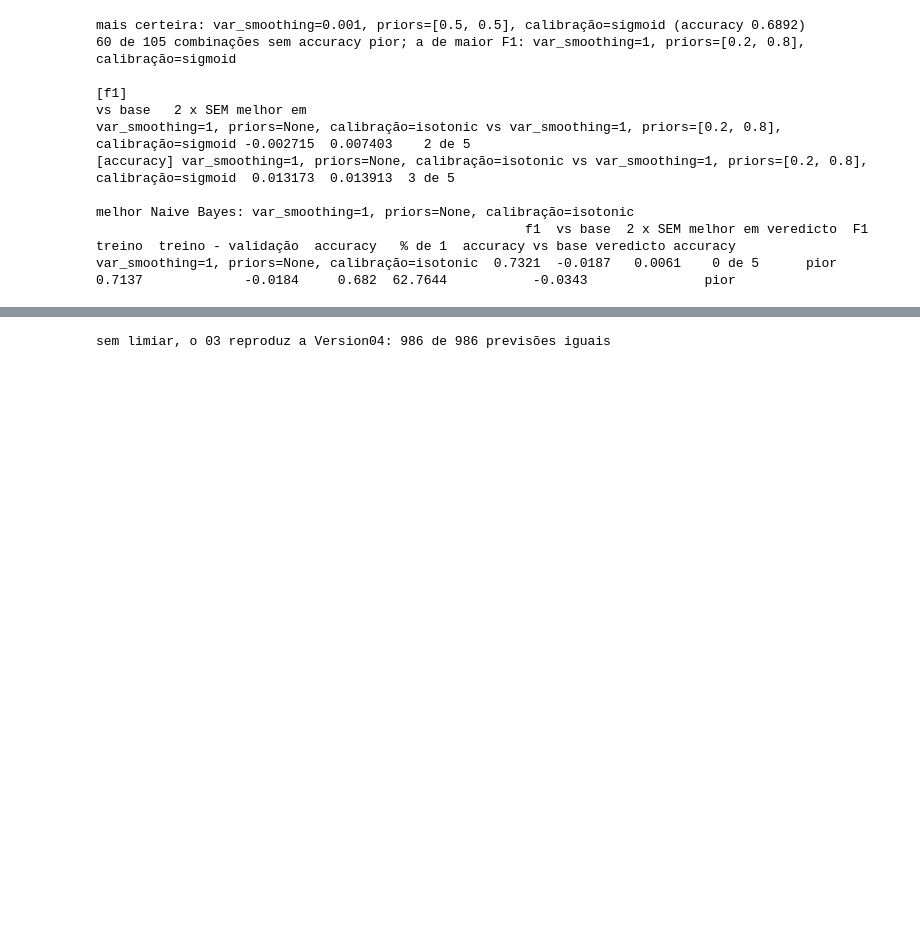
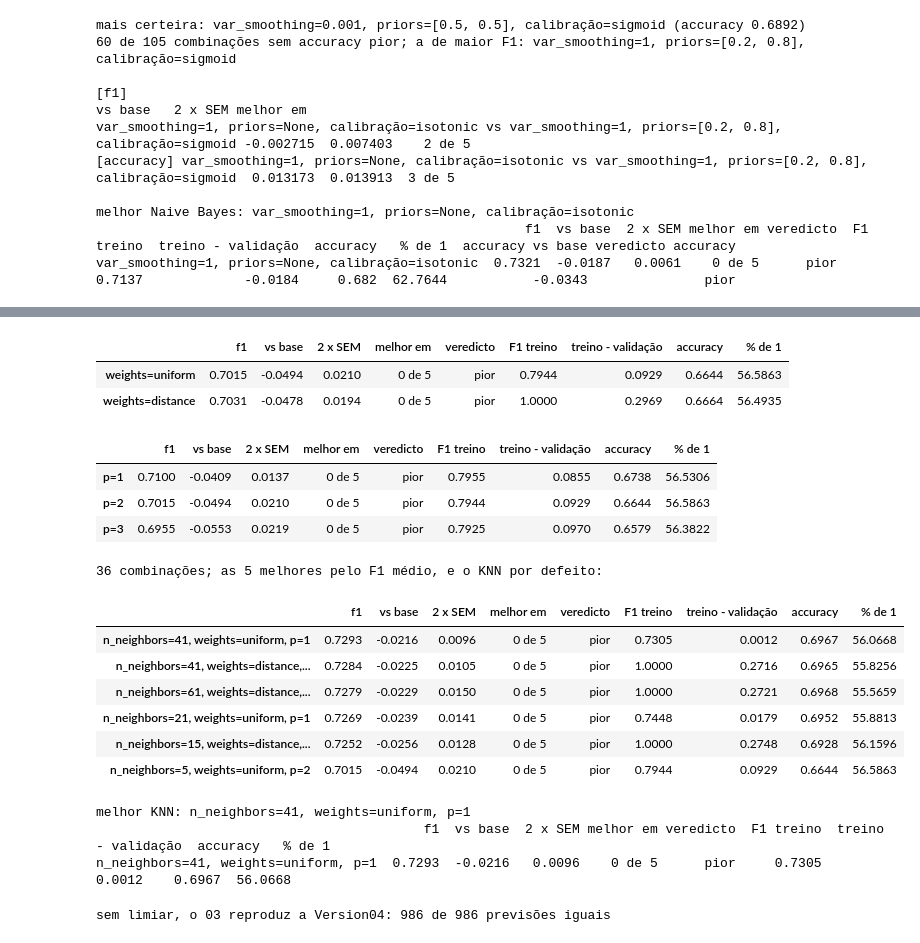
Before and after one commit to josebrites16/ML_project_2026-copia, a Jupyter notebook: notebooks/03_modelling.ipynb, the cells around one changed output, grey strips where cells are left out. Cells and saved outputs as stored; diff of their text form; code cells hidden in the pictures; blank space fills up the shorter version.

```diff
--- a/notebooks/03_modelling.ipynb
+++ b/notebooks/03_modelling.ipynb
@@ -514,3 +560,83 @@ var_smoothing=1, priors=None, calibração=isotonic  0.7321  -0.0187   0.0061
+# %%
+# Passo 23 - weights (W8, Step 29): "uniform" (o defeito) dá um voto igual a cada vizinho;
+# "distance" pesa cada um por 1 / distância. Com "distance", cada compra de treino está a
+# distância 0 de si própria e fica com o voto todo: o F1 de treino é 1 por construção, e não
+# quer dizer sobreajuste a mais do que o resto do modelo.
+weight_values = ["uniform", "distance"]
+weights_table, weights_runs = sweep({f"weights={value}": KNeighborsClassifier(weights=value)
+                                     for value in weight_values})
+weights_table.round(4)
+# %% [output]
+|  | f1 | vs base | 2 x SEM | melhor em | veredicto | F1 treino | treino - validação | accuracy | % de 1 |
+| weights=uniform | 0.7015 | -0.0494 | 0.0210 | 0 de 5 | pior | 0.7944 | 0.0929 | 0.6644 | 56.5863 |
+| weights=distance | 0.7031 | -0.0478 | 0.0194 | 0 de 5 | pior | 1.0000 | 0.2969 | 0.6664 | 56.4935 |
+# %%
+# Passo 24 - p, a distância (W8, Step 30, célula 110): p=1 soma as diferenças em valor absoluto
+# (Manhattan), p=2 é a distância em linha reta (Euclidiana, o defeito), e um p maior deixa a
+# maior diferença decidir mais. O `algorithm` (W8, células 116 a 120) só muda o tempo, não os
+# vizinhos, por isso não se testa.
+p_values = [1, 2, 3]
+p_table, p_runs = sweep({f"p={value}": KNeighborsClassifier(p=value) for value in p_values})
+p_table.round(4)
+# %% [output]
+|  | f1 | vs base | 2 x SEM | melhor em | veredicto | F1 treino | treino - validação | accuracy | % de 1 |
+| p=1 | 0.7100 | -0.0409 | 0.0137 | 0 de 5 | pior | 0.7955 | 0.0855 | 0.6738 | 56.5306 |
+| p=2 | 0.7015 | -0.0494 | 0.0210 | 0 de 5 | pior | 0.7944 | 0.0929 | 0.6644 | 56.5863 |
+| p=3 | 0.6955 | -0.0553 | 0.0219 | 0 de 5 | pior | 0.7925 | 0.0970 | 0.6579 | 56.3822 |
+# %%
+# Passo 25 - a grelha (W8, Step 36, célula 139): n_neighbors x weights x p. A grelha da W8 usa
+# os 3 valores de p (54 combinações), mas o p=3 foi o pior no passo 24 e é de longe o mais lento
+# (com ele a grelha demora cerca de 6 minutos; sem ele, menos de 1). Fica o p=1 (o melhor) e o
+# p=2 (o defeito): 9 x 2 x 2 = 36 combinações.
+grid_p = [1, 2]
+knn_grid = {f"n_neighbors={k}, weights={w}, p={p}": KNeighborsClassifier(n_neighbors=k, weights=w, p=p)
+            for k in k_values for w in weight_values for p in grid_p}
+knn_grid_table, knn_grid_runs = sweep(knn_grid)
+
+print(f"{len(knn_grid)} combinações; as 5 melhores pelo F1 médio, e o KNN por defeito:")
+knn_default_name = "n_neighbors=5, weights=uniform, p=2"
+knn_top = knn_grid_table.sort_values("f1", ascending=False).head(5)
+knn_top = pd.concat([knn_top, knn_grid_table.loc[[knn_default_name]]])
+knn_top.round(4)
+# %% [output]
+36 combinações; as 5 melhores pelo F1 médio, e o KNN por defeito:
+|  | f1 | vs base | 2 x SEM | melhor em | veredicto | F1 treino | treino - validação | accuracy | % de 1 |
+| n_neighbors=41, weights=uniform, p=1 | 0.7293 | -0.0216 | 0.0096 | 0 de 5 | pior | 0.7305 | 0.0012 | 0.6967 | 56.0668 |
+| n_neighbors=41, weights=distance,... | 0.7284 | -0.0225 | 0.0105 | 0 de 5 | pior | 1.0000 | 0.2716 | 0.6965 | 55.8256 |
+| n_neighbors=61, weights=distance,... | 0.7279 | -0.0229 | 0.0150 | 0 de 5 | pior | 1.0000 | 0.2721 | 0.6968 | 55.5659 |
+| n_neighbors=21, weights=uniform, p=1 | 0.7269 | -0.0239 | 0.0141 | 0 de 5 | pior | 0.7448 | 0.0179 | 0.6952 | 55.8813 |
+| n_neighbors=15, weights=distance,... | 0.7252 | -0.0256 | 0.0128 | 0 de 5 | pior | 1.0000 | 0.2748 | 0.6928 | 56.1596 |
+| n_neighbors=5, weights=uniform, p=2 | 0.7015 | -0.0494 | 0.0210 | 0 de 5 | pior | 0.7944 | 0.0929 | 0.6644 | 56.5863 |
+# %%
+# ===== [4.4] KNN - fim =====
+# Passo 26 - o melhor KNN. O que os passos 21 a 25 mostraram (contra a referência, F1 0.7508):
+#   - n_neighbors: k=1 decora o treino (F1 de treino 1, validação 0.6761); com mais vizinhos o
+#     F1 de treino desce e o de validação sobe até k=41 (0.7186), e volta a descer com k=61.
+#     É a mesma forma da W8
+#   - weights: "distance" e "uniform" ficam perto (0.7031 contra 0.7015); o F1 de treino 1 de
+#     "distance" é por construção (passo 23)
+#   - p: a distância de Manhattan (p=1) é a melhor (0.7100), contra 0.7015 da Euclidiana e 0.6955 com p=3,
+#     como na W8
+#   - a grelha escolhe n_neighbors=41, weights=uniform, p=1: F1 0.7293, -0.0216 contra a referência
+#     (2 x SEM = 0.0096, melhor em 0 de 5), accuracy 0.6967; o F1 de treino (0.7305)
+#     fica ao nível do de validação, por isso não há sobreajuste, e prevê 1 em 56.1% das
+#     compras, perto da taxa real (56%)
+#   - nenhum KNN chega à regressão logística: todas as combinações são piores nas 5 divisões.
+#     Uma explicação provável: o KNN dá o mesmo peso a todas as colunas, e as colunas one-hot
+#     (0 ou 1) e as que quase não se ligam ao alvo pesam tanto na distância como as que
+#     importam; a regressão logística aprende um peso para cada coluna
+#   - escolhido entre 36 combinações nas mesmas divisões que o medem: o número é otimista
+#     (W8, "Nested cross-validation"; a validação aninhada fica para o projeto)
+# Entra na tabela do 4.7 como um algoritmo diferente, não como candidato a modelo final.
+knn_chosen_name = knn_grid_table["f1"].idxmax()
+BEST_KNN = clone(knn_grid[knn_chosen_name])   # para o 4.6 e o 4.7
+knn_runs = knn_grid_runs[knn_chosen_name]
+print(f"melhor KNN: {knn_chosen_name}")
+print(knn_grid_table.loc[[knn_chosen_name]].round(4).to_string())
+# %% [output]
+melhor KNN: n_neighbors=41, weights=uniform, p=1
+                                          f1  vs base  2 x SEM melhor em veredicto  F1 treino  treino - validação  accuracy   % de 1
+n_neighbors=41, weights=uniform, p=1  0.7293  -0.0216   0.0096    0 de 5      pior     0.7305              0.0012    0.6967  56.0668
 # %%
 # ===== SUBMISSÃO AO KAGGLE - início =====
 # Passo 21 - a célula que gera o ficheiro passou do 02 para aqui: o modelo escolhe-se neste
```
Also changed, not shown: parts of 2 cells of this notebook.
